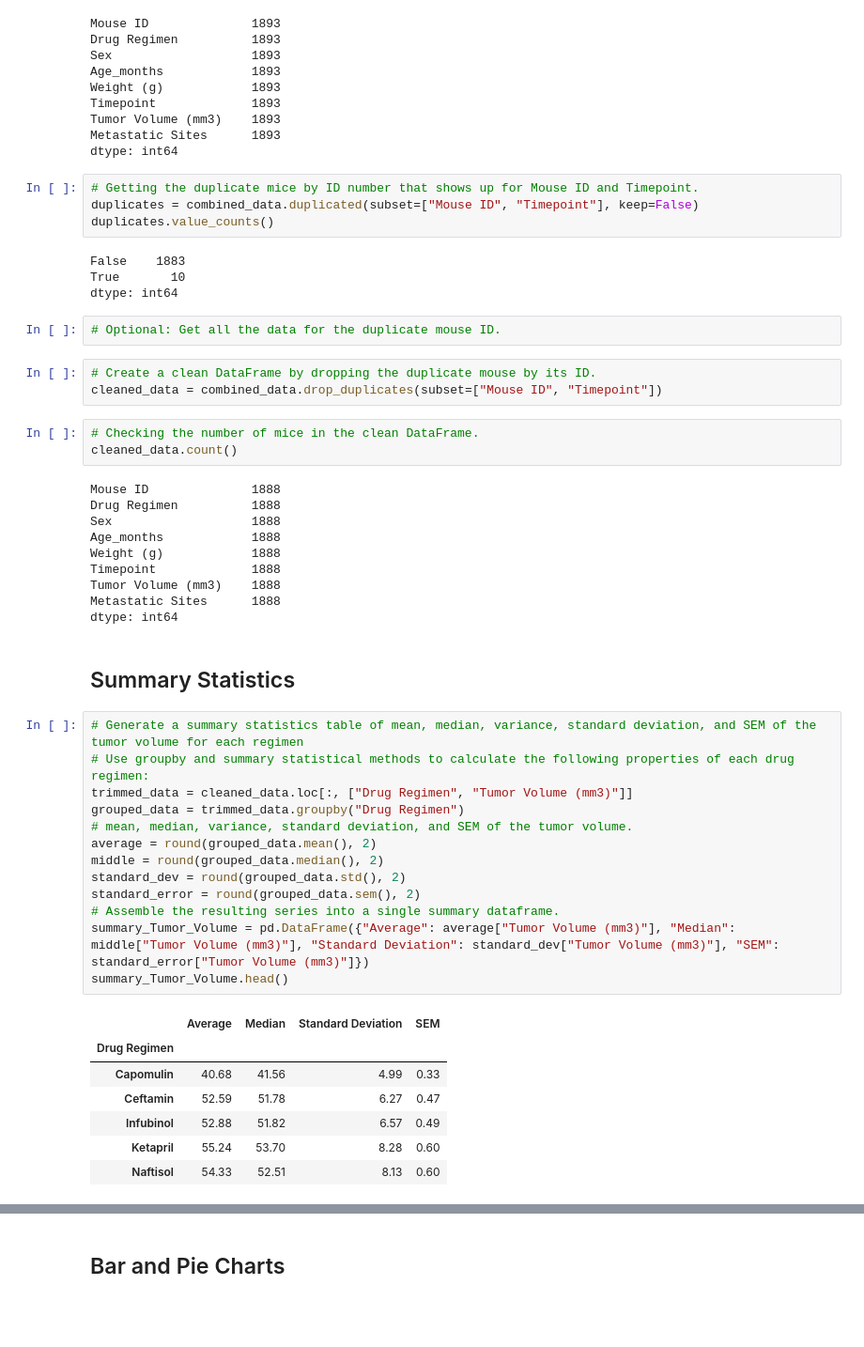
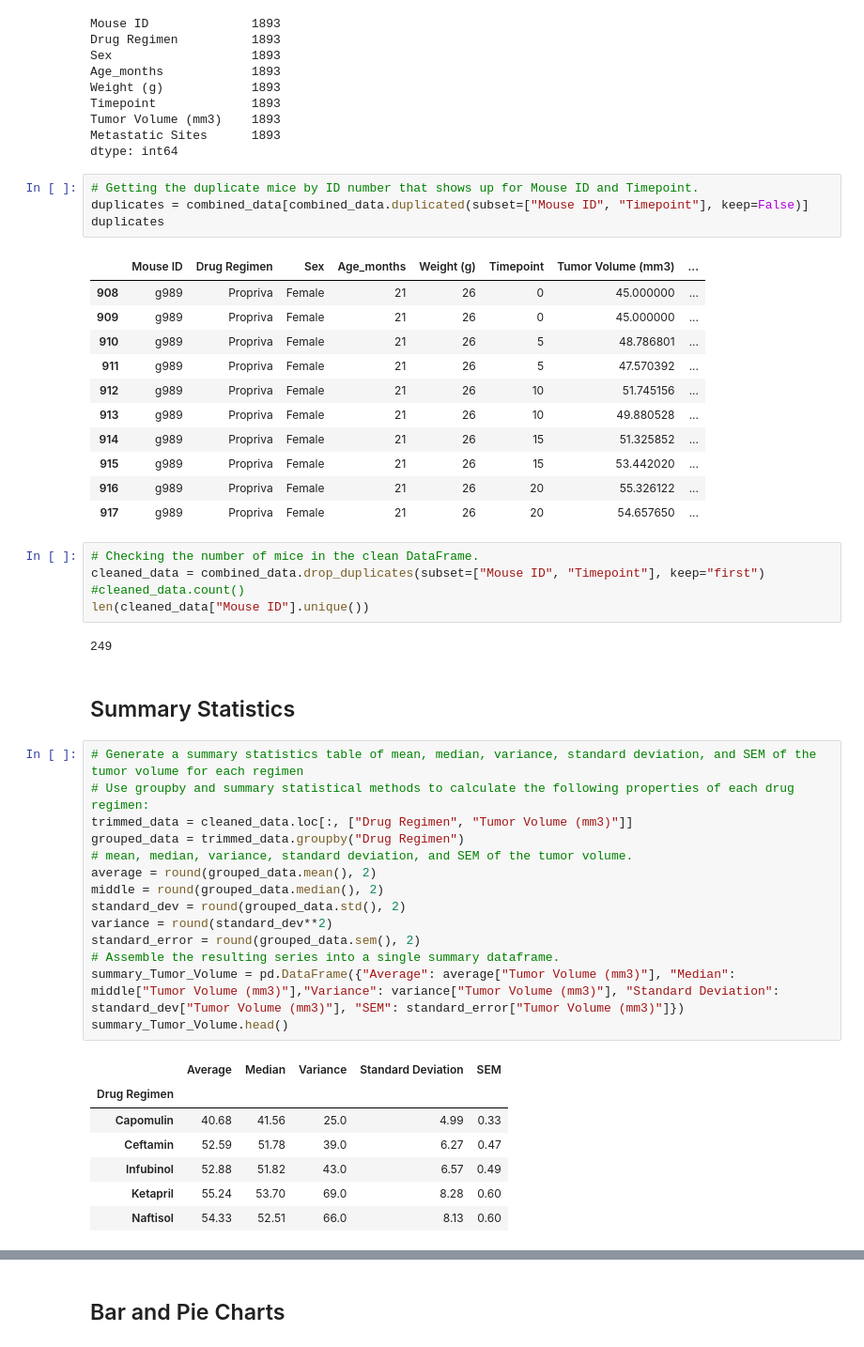
Before and after one commit to ericasmith65/Matplotlib-challenge, a Jupyter notebook: Pymaceuticals/pymaceuticals_starter.ipynb, the cells around one changed output, grey strips where cells are left out. Shown: that part at 94% size. Cells and saved outputs as stored; diff of their text form; blank space fills up the shorter version.

```diff
--- a/Pymaceuticals/pymaceuticals_starter.ipynb
+++ b/Pymaceuticals/pymaceuticals_starter.ipynb
@@ -43,53 +43,51 @@ Metastatic Sites      1893
 dtype: int64
 # %%
 # Getting the duplicate mice by ID number that shows up for Mouse ID and Timepoint.
-duplicates = combined_data.duplicated(subset=["Mouse ID", "Timepoint"], keep=False)
-duplicates.value_counts()
+duplicates = combined_data[combined_data.duplicated(subset=["Mouse ID", "Timepoint"], keep=False)]
+duplicates
 # %% [output]
-False    1883
-True       10
-dtype: int64
+|  | Mouse ID | Drug Regimen | Sex | Age_months | Weight (g) | Timepoint | Tumor Volume (mm3) | ... |
+| 908 | g989 | Propriva | Female | 21 | 26 | 0 | 45.000000 | ... |
+| 909 | g989 | Propriva | Female | 21 | 26 | 0 | 45.000000 | ... |
+| 910 | g989 | Propriva | Female | 21 | 26 | 5 | 48.786801 | ... |
+| 911 | g989 | Propriva | Female | 21 | 26 | 5 | 47.570392 | ... |
+| 912 | g989 | Propriva | Female | 21 | 26 | 10 | 51.745156 | ... |
+| 913 | g989 | Propriva | Female | 21 | 26 | 10 | 49.880528 | ... |
+| 914 | g989 | Propriva | Female | 21 | 26 | 15 | 51.325852 | ... |
+| 915 | g989 | Propriva | Female | 21 | 26 | 15 | 53.442020 | ... |
+| 916 | g989 | Propriva | Female | 21 | 26 | 20 | 55.326122 | ... |
+| 917 | g989 | Propriva | Female | 21 | 26 | 20 | 54.657650 | ... |
-# %%
-# Optional: Get all the data for the duplicate mouse ID.
-# %%
-# Create a clean DataFrame by dropping the duplicate mouse by its ID.
-cleaned_data = combined_data.drop_duplicates(subset=["Mouse ID", "Timepoint"])
 # %%
 # Checking the number of mice in the clean DataFrame.
-cleaned_data.count()
+cleaned_data = combined_data.drop_duplicates(subset=["Mouse ID", "Timepoint"], keep="first")
+#cleaned_data.count()
+len(cleaned_data["Mouse ID"].unique())
 # %% [output]
-Mouse ID              1888
-Drug Regimen          1888
-Sex                   1888
-Age_months            1888
-Weight (g)            1888
-Timepoint             1888
-Tumor Volume (mm3)    1888
-Metastatic Sites      1888
-dtype: int64
+249
 # %% [markdown]
 ## Summary Statistics
 # %%
 # Generate a summary statistics table of mean, median, variance, standard deviation, and SEM of the tumor volume for each regimen
 # Use groupby and summary statistical methods to calculate the following properties of each drug regimen:
 trimmed_data = cleaned_data.loc[:, ["Drug Regimen", "Tumor Volume (mm3)"]]
 grouped_data = trimmed_data.groupby("Drug Regimen")
 # mean, median, variance, standard deviation, and SEM of the tumor volume.
 average = round(grouped_data.mean(), 2)
 middle = round(grouped_data.median(), 2)
 standard_dev = round(grouped_data.std(), 2)
+variance = round(standard_dev**2)
 standard_error = round(grouped_data.sem(), 2)
 # Assemble the resulting series into a single summary dataframe.
-summary_Tumor_Volume = pd.DataFrame({"Average": average["Tumor Volume (mm3)"], "Median": middle["Tumor Volume (mm3)"], "Standard Deviation": standard_dev["Tumor Volume (mm3)"], "SEM": standard_error["Tumor Volume (mm3)"]})
+summary_Tumor_Volume = pd.DataFrame({"Average": average["Tumor Volume (mm3)"], "Median": middle["Tumor Volume (mm3)"],"Variance": variance["Tumor Volume (mm3)"], "Standard Deviation": standard_dev["Tumor Volume (mm3)"], "SEM": standard_error["Tumor Volume (mm3)"]})
 summary_Tumor_Volume.head()
 # %% [output]
-|  | Average | Median | Standard Deviation | SEM |
-| Drug Regimen |  |  |  |  |
-| Capomulin | 40.68 | 41.56 | 4.99 | 0.33 |
-| Ceftamin | 52.59 | 51.78 | 6.27 | 0.47 |
-| Infubinol | 52.88 | 51.82 | 6.57 | 0.49 |
-| Ketapril | 55.24 | 53.70 | 8.28 | 0.60 |
-| Naftisol | 54.33 | 52.51 | 8.13 | 0.60 |
+|  | Average | Median | Variance | Standard Deviation | SEM |
+| Drug Regimen |  |  |  |  |  |
+| Capomulin | 40.68 | 41.56 | 25.0 | 4.99 | 0.33 |
+| Ceftamin | 52.59 | 51.78 | 39.0 | 6.27 | 0.47 |
+| Infubinol | 52.88 | 51.82 | 43.0 | 6.57 | 0.49 |
+| Ketapril | 55.24 | 53.70 | 69.0 | 8.28 | 0.60 |
+| Naftisol | 54.33 | 52.51 | 66.0 | 8.13 | 0.60 |
 # %%
 # Generate a summary statistics table of mean, median, variance, standard deviation, and SEM of the tumor volume for each regimen
 # Using the aggregation method, produce the same summary statistics in a single line
```
Also changed, not shown: parts of 5 cells of this notebook.
